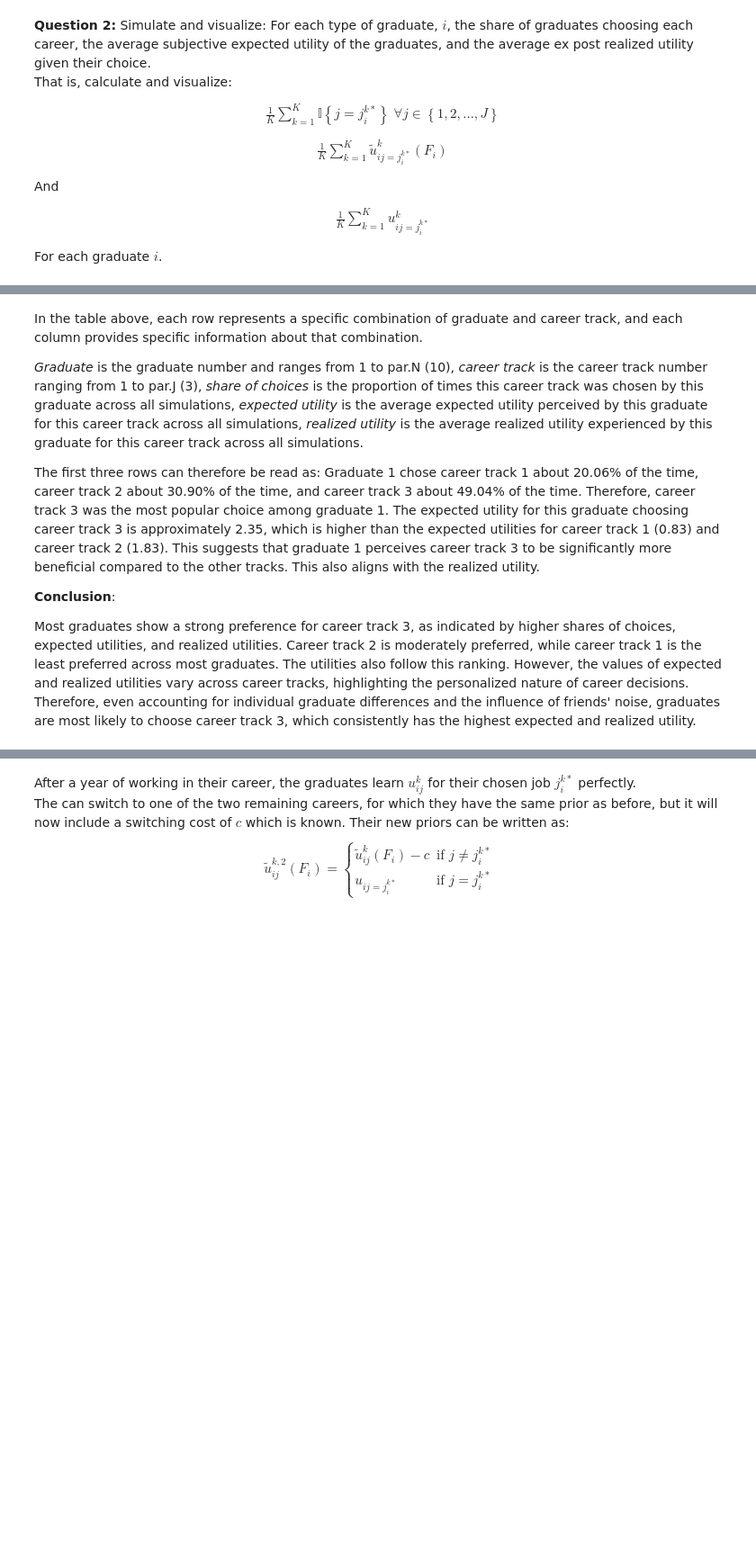
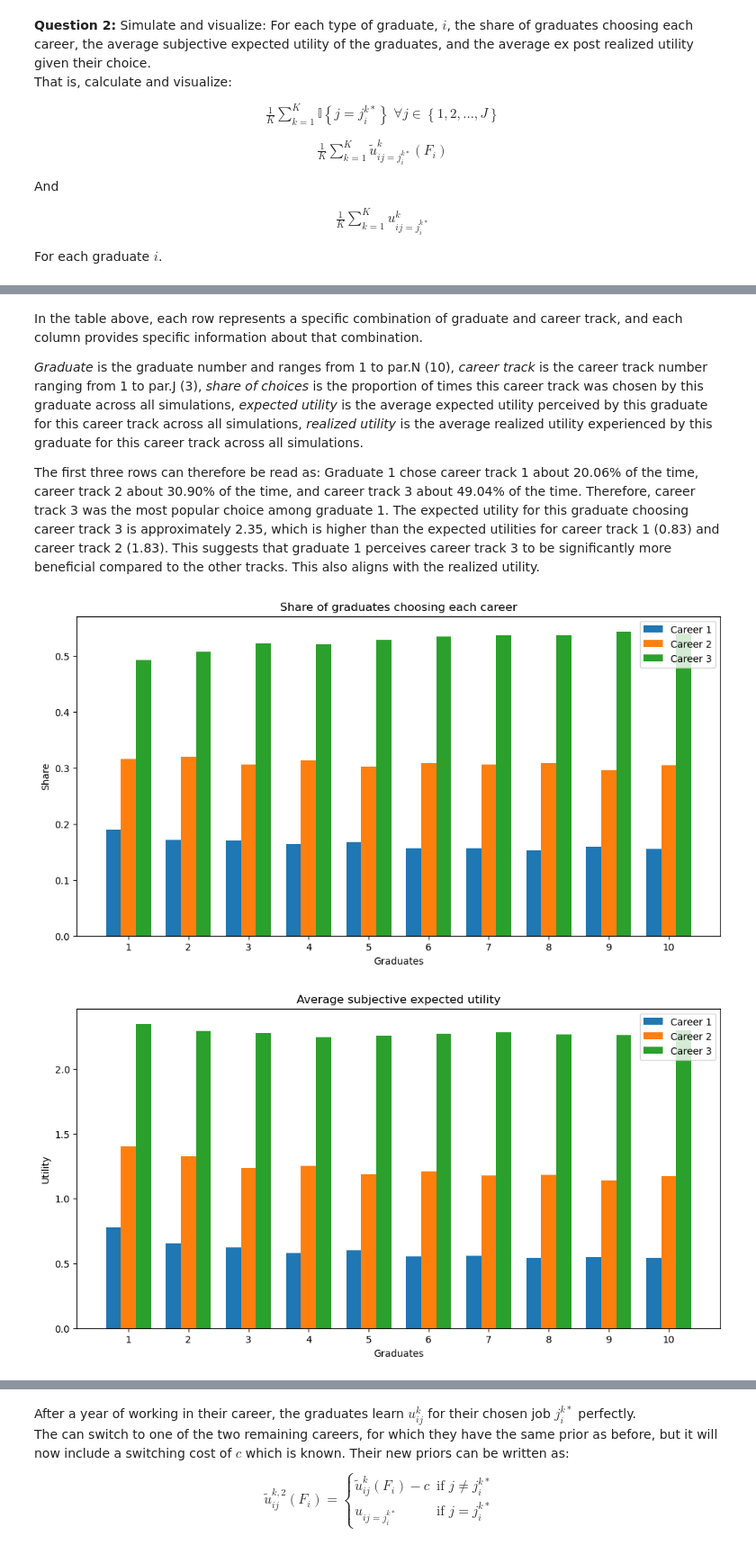
Before and after one commit to NumEconCopenhagen/projects-2024-emil-celine-og-julie, a Jupyter notebook: Exam project/exam_2024.ipynb, the cells around one changed output, grey strips where cells are left out. Shown at 90% size. Saved outputs shown, nothing was run; the diff lists cells and outputs as text; code cells hidden in the pictures; blank space fills up the shorter version.

```diff
--- a/Exam project/exam_2024.ipynb
+++ b/Exam project/exam_2024.ipynb
@@ -359,7 +361,74 @@ In the table above, each row represents a specific combination of graduate and c
 *Graduate* is the graduate number and ranges from 1 to par.N (10), *career track* is the career track number ranging from 1 to par.J (3), *share of choices* is the proportion of times this career track was chosen by this graduate across all simulations, *expected utility* is the average expected utility perceived by this graduate for this career track across all simulations, *realized utility* is the average realized utility experienced by this graduate for this career track across all simulations.
 
 The first three rows can therefore be read as: Graduate 1 chose career track 1 about 20.06% of the time, career track 2 about 30.90% of the time, and career track 3 about 49.04% of the time. Therefore, career track 3 was the most popular choice among graduate 1. The expected utility for this graduate choosing career track 3 is approximately 2.35, which is higher than the expected utilities for career track 1 (0.83) and career track 2 (1.83). This suggests that graduate 1 perceives career track 3 to be significantly more beneficial compared to the other tracks. This also aligns with the realized utility.
-
-**Conclusion**:
-
-Most graduates show a strong preference for career track 3, as indicated by higher shares of choices, expected utilities, and realized utilities. Career track 2 is moderately preferred, while career track 1 is the least preferred across most graduates. The utilities also follow this ranking. However, the values of expected and realized utilities vary across career tracks, highlighting the personalized nature of career decisions. Therefore, even accounting for individual graduate differences and the influence of friends' noise, graduates are most likely to choose career track 3, which consistently has the highest expected and realized utility.
+# %%
+#Step 5: Illustration of the results.
+#We use our results_df to extract the data needed for plotting.
+career_1_share = results_df[results_df['Career track'] == 1]['Share of choices'].values
+career_2_share = results_df[results_df['Career track'] == 2]['Share of choices'].values
+career_3_share = results_df[results_df['Career track'] == 3]['Share of choices'].values
+
+career_1_expected = results_df[results_df['Career track'] == 1]['Expected utility'].values
+career_2_expected = results_df[results_df['Career track'] == 2]['Expected utility'].values
+career_3_expected = results_df[results_df['Career track'] == 3]['Expected utility'].values
+
+career_1_realized = results_df[results_df['Career track'] == 1]['Realized utility'].values
+career_2_realized = results_df[results_df['Career track'] == 2]['Realized utility'].values
+career_3_realized = results_df[results_df['Career track'] == 3]['Realized utility'].values
+
+#We plot share of choices for each graduate
+fig, ax = plt.subplots(figsize=(12, 6))
+width = 0.25
+
+x = np.arange(par.N)
+ax.bar(x - width, career_1_share, width, label='Career 1')
+ax.bar(x, career_2_share, width, label='Career 2')
+ax.bar(x + width, career_3_share, width, label='Career 3')
+
+ax.set_xlabel('Graduates')
+ax.set_ylabel('Share')
+ax.set_title('Share of graduates choosing each career')
+ax.set_xticks(x)
+ax.set_xticklabels(np.arange(1, par.N + 1))
+ax.legend()
+
+plt.show()
+
+#We plot the expected utility for each graduate
+fig, ax = plt.subplots(figsize=(12, 6))
+width = 0.25
+
+x = np.arange(par.N)
+ax.bar(x - width, career_1_expected, width, label='Career 1')
+ax.bar(x, career_2_expected, width, label='Career 2')
+ax.bar(x + width, career_3_expected, width, label='Career 3')
+
+ax.set_xlabel('Graduates')
+ax.set_ylabel('Utility')
+ax.set_title('Average subjective expected utility')
+ax.set_xticks(x)
+ax.set_xticklabels(np.arange(1, par.N + 1))
+ax.legend()
+
+plt.show()
+
+#We plot the realized utility for each graduate
+fig, ax = plt.subplots(figsize=(12, 6))
+width = 0.25
+
+x = np.arange(par.N)
+ax.bar(x - width, career_1_realized, width, label='Career 1')
+ax.bar(x, career_2_realized, width, label='Career 2')
+ax.bar(x + width, career_3_realized, width, label='Career 3')
+
+ax.set_xlabel('Graduates')
+ax.set_ylabel('Utility')
+ax.set_title('Average Realized Utility')
+ax.set_xticks(x)
+ax.set_xticklabels(np.arange(1, par.N + 1))
+ax.legend()
+
+plt.show()
+# %% [output]
+[figure, added]
+[figure, added]
```
Also changed, not shown: parts of 13 cells of this notebook, 1 other file.
